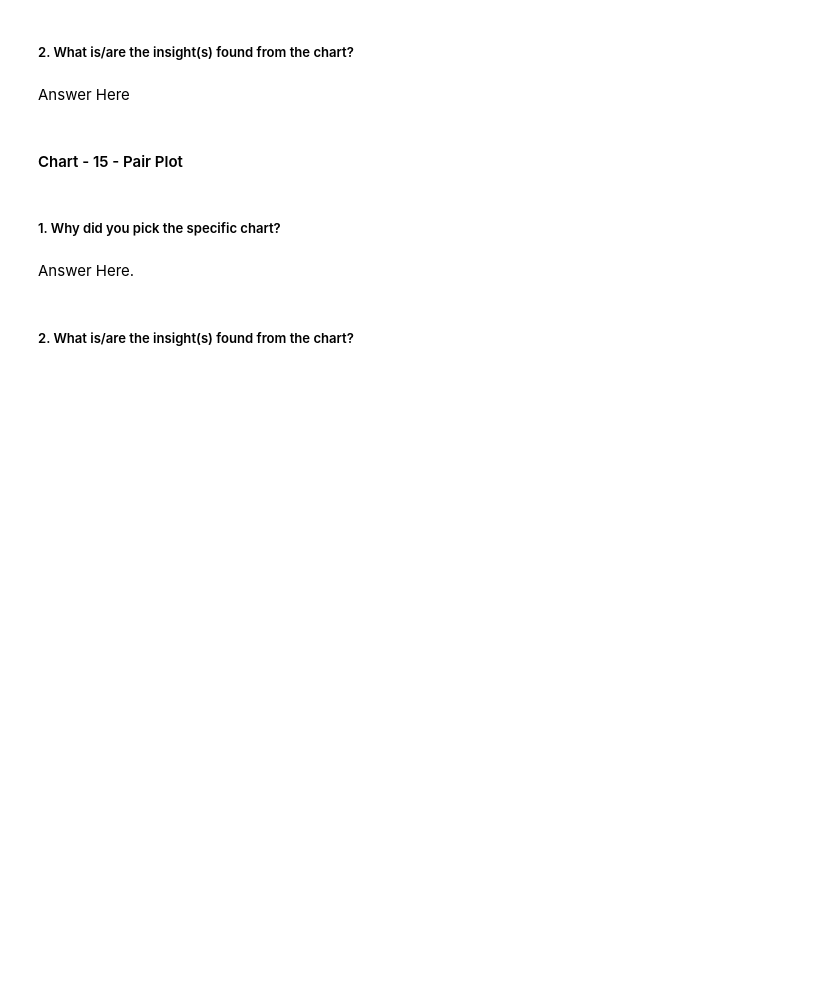
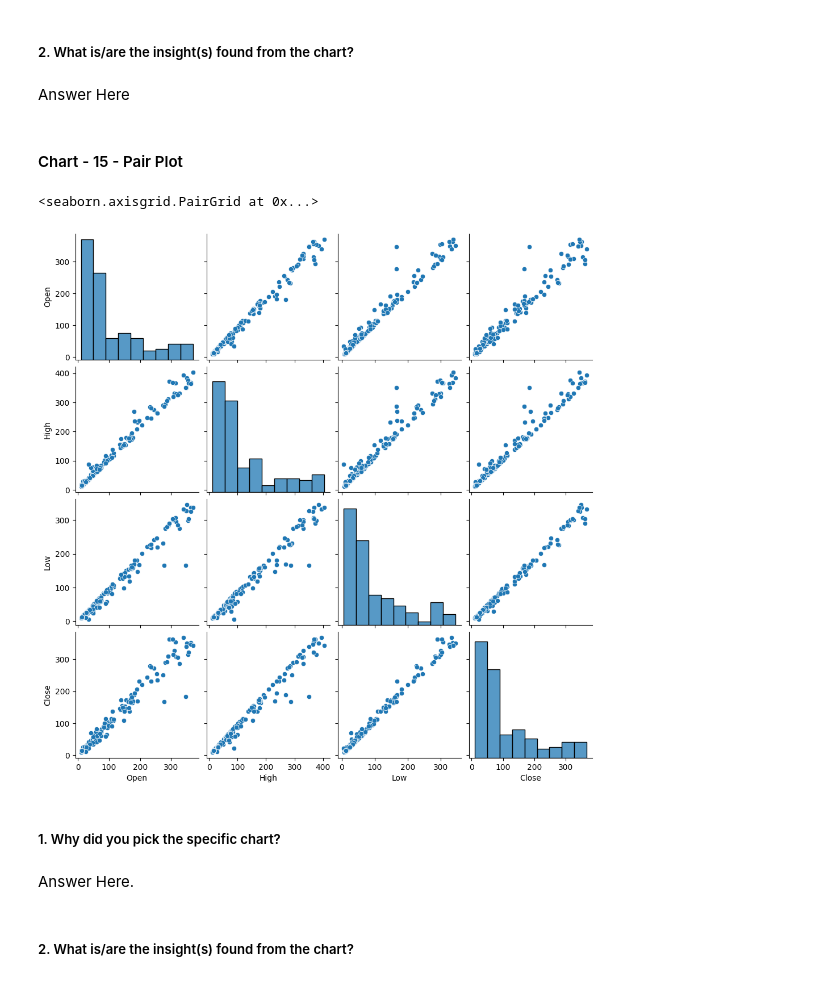
Before and after one commit to kashifkhan9555/Yes_Bank_Closing_price_prediction, a Jupyter notebook: Yes_Bank_Closing_price_prediction.ipynb, the cells around one changed output. Cells and saved outputs as stored; diff of their text form; code cells hidden in the pictures; blank space fills up the shorter version.

```diff
--- a/Yes_Bank_Closing_price_prediction.ipynb
+++ b/Yes_Bank_Closing_price_prediction.ipynb
@@ -715,6 +716,12 @@ Answer Here.
 Answer Here
 # %% [markdown]
 #### Chart - 15 - Pair Plot
+# %%
+# Pair Plot visualization code
+sns.pairplot(df)
+# %% [output]
+<seaborn.axisgrid.PairGrid at 0x...>
+[figure, added]
 # %% [markdown]
 ##### 1. Why did you pick the specific chart?
 # %% [markdown]
```
Also changed, not shown: parts of 12 cells of this notebook.
